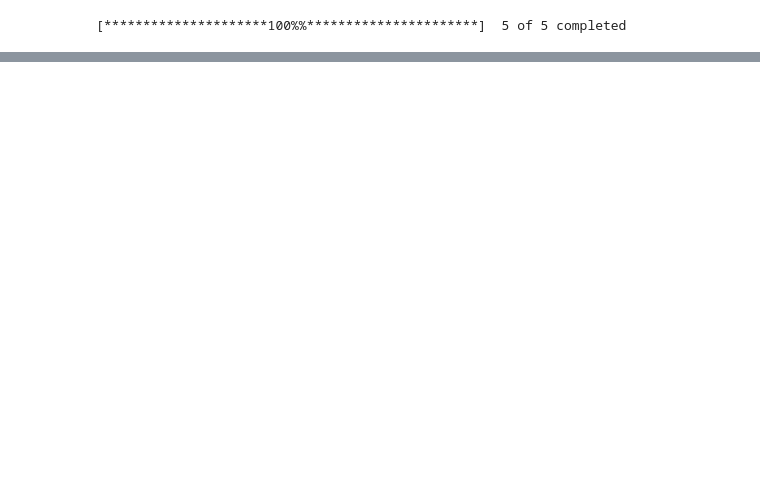
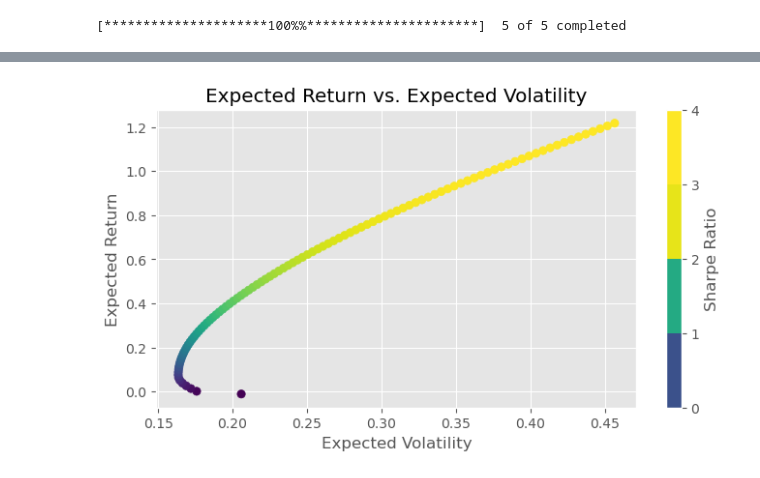
Before and after one commit to ja-newman/mpt_structuring_tool, a Jupyter notebook: mpt_structuring_tool.ipynb, the cells around one changed output, grey strips where cells are left out. Saved outputs shown, nothing was run; the diff lists cells and outputs as text; code cells hidden in the pictures; blank space fills up the shorter version.

```diff
--- a/mpt_structuring_tool.ipynb
+++ b/mpt_structuring_tool.ipynb
@@ -46,0 +63,46 @@ clean_stock_data.head(), clean_ftse_data.head()
+# %%
+def portfolio_variance(weights):
+    np_weights = np.array(weights)
+    var = np_weights.T @ (asset_cov * 252) @ np_weights
+    return var
+
+def portfolio_volatility(weights):
+    return np.sqrt(portfolio_variance(weights))
+
+def portfolio_return(weights):
+    return np.sum(asset_return * weights) * 252
+
+def portfolio_sharpe_ratio(weights):
+    return (portfolio_return(weights) - risk_free_rate) / portfolio_volatility(weights)
+# %%
+min_return = min(asset_return * 252)
+max_return = max(asset_return * 252)
+expected_returns = np.linspace(min_return, max_return, 100)
+expected_volatility = []
+weights = []
+sharpe = [] # Do I need this?
+initial_weights = np.ones(num_assets)
+bnds = [(0, 1) for _ in range(num_assets)]
+
+for i, expected_return in enumerate(expected_returns):
+    cons = (
+        {"type": "eq", "fun": lambda x: portfolio_return(x) - expected_return},
+        {"type": "eq", "fun": lambda x: np.sum(x) - 1}
+    )
+    res = sco.minimize(portfolio_volatility, initial_weights, method="SLSQP", bounds=bnds, constraints=cons)
+    frontier_weights = res["x"]
+    frontier_return = portfolio_return(frontier_weights)
+    expected_volatility.append(res["fun"])
+    weights.append(frontier_weights)
+    sharpe.append((frontier_return - risk_free_rate) / expected_volatility[-1])
+# %%
+plt.figure(figsize=(8, 4))
+plt.scatter(expected_volatility, expected_returns, c=(expected_returns - risk_free_rate) / expected_volatility, marker="o")
+plt.grid(True)
+plt.xlabel("Expected Volatility")
+plt.ylabel("Expected Return")
+plt.colorbar(label="Sharpe Ratio", boundaries=np.linspace(0, 4, 5))
+plt.title("Expected Return vs. Expected Volatility")
+plt.show()
+# %% [output]
+[figure, added]
```
Also changed, not shown: parts of 18 cells of this notebook, 5 other files.
